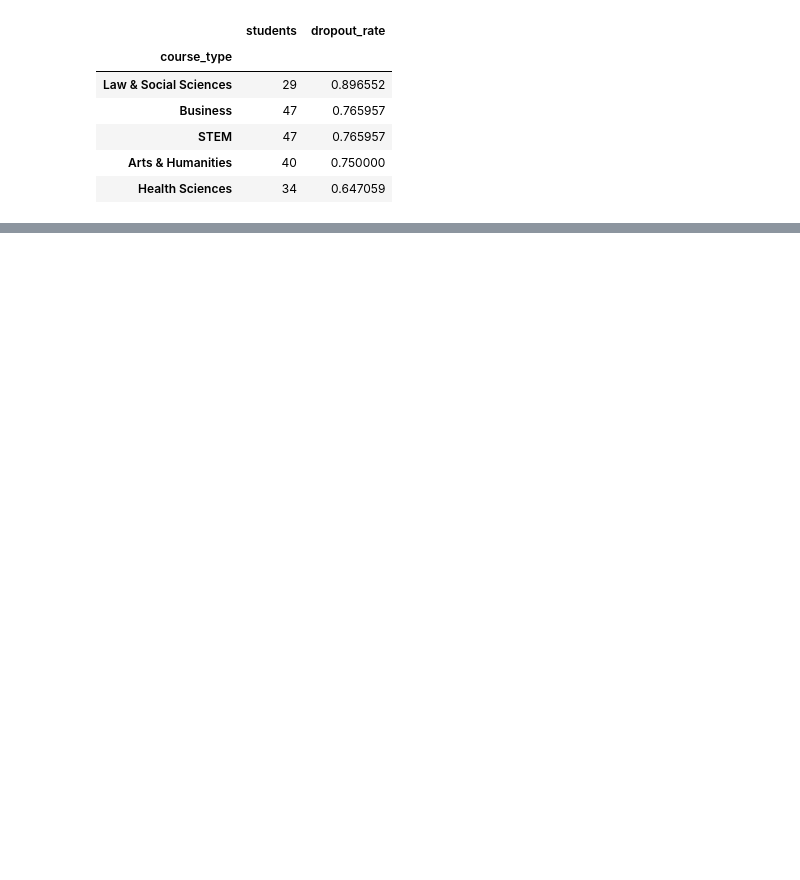
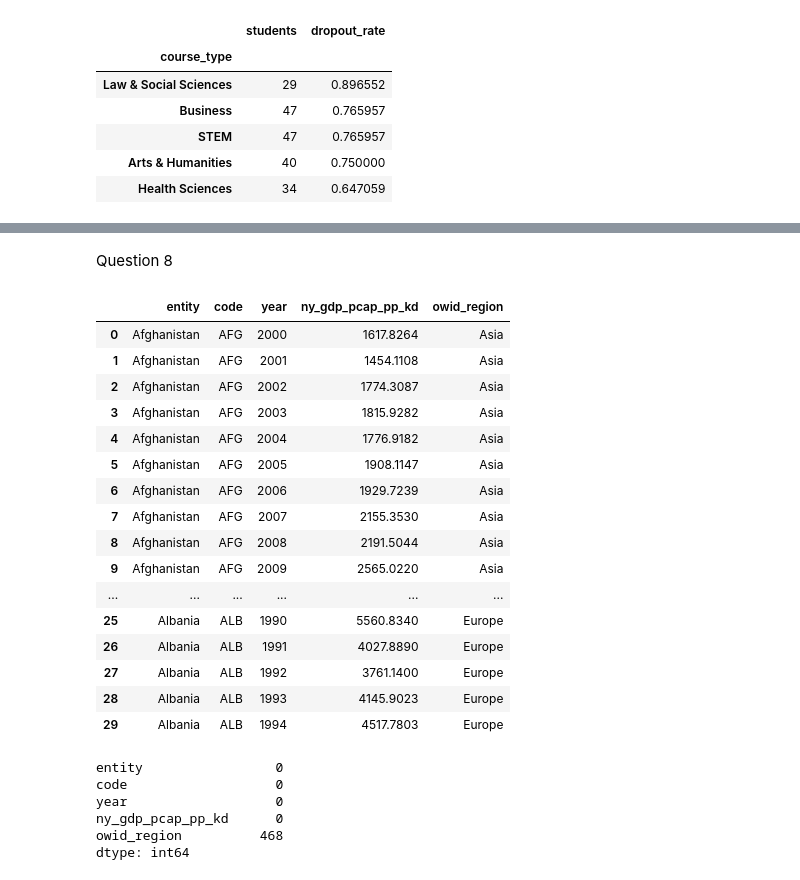
Before and after one commit to amr21ss/FoundationsCSProject, a Jupyter notebook: Abdelmawla_Submission_Notebook.ipynb, the cells around one changed output, grey strips where cells are left out. Drawn from its saved outputs; the diff is of its cells as text; code cells hidden in the pictures; blank space fills up the shorter version.

```diff
--- a/Abdelmawla_Submission_Notebook.ipynb
+++ b/Abdelmawla_Submission_Notebook.ipynb
@@ -142,0 +208,23 @@ See the caveats in the documentation: https://pandas.pydata.org/pandas-docs/stab
+# %% [markdown]
+Question 8
+# %%
+gdp = pd.read_csv('https://ourworldindata.org/grapher/gdp-per-capita-worldbank.csv?v=1&csvType=full&useColumnShortNames=true')
+gdp.head(30)
+# %% [output]
+|  | entity | code | year | ny_gdp_pcap_pp_kd | owid_region |
+| 0 | Afghanistan | AFG | 2000 | 1617.8264 | Asia |
+| 1 | Afghanistan | AFG | 2001 | 1454.1108 | Asia |
+| 2 | Afghanistan | AFG | 2002 | 1774.3087 | Asia |
+| 3 | Afghanistan | AFG | 2003 | 1815.9282 | Asia |
+| 4 | Afghanistan | AFG | 2004 | 1776.9182 | Asia |
+| 5 | Afghanistan | AFG | 2005 | 1908.1147 | Asia |
+| 6 | Afghanistan | AFG | 2006 | 1929.7239 | Asia |
+| 7 | Afghanistan | AFG | 2007 | 2155.3530 | Asia |
+| 8 | Afghanistan | AFG | 2008 | 2191.5044 | Asia |
+| 9 | Afghanistan | AFG | 2009 | 2565.0220 | Asia |
+| ... | ... | ... | ... | ... | ... |
+| 25 | Albania | ALB | 1990 | 5560.8340 | Europe |
+| 26 | Albania | ALB | 1991 | 4027.8890 | Europe |
+| 27 | Albania | ALB | 1992 | 3761.1400 | Europe |
+| 28 | Albania | ALB | 1993 | 4145.9023 | Europe |
+| 29 | Albania | ALB | 1994 | 4517.7803 | Europe |
@@ -142,0 +233,9 @@ See the caveats in the documentation: https://pandas.pydata.org/pandas-docs/stab
+# %%
+gdp.isna().sum()
+# %% [output]
+entity                 0
+code                   0
+year                   0
+ny_gdp_pcap_pp_kd      0
+owid_region          468
+dtype: int64
```
Also changed, not shown: parts of 27 cells of this notebook, 1 other file.
